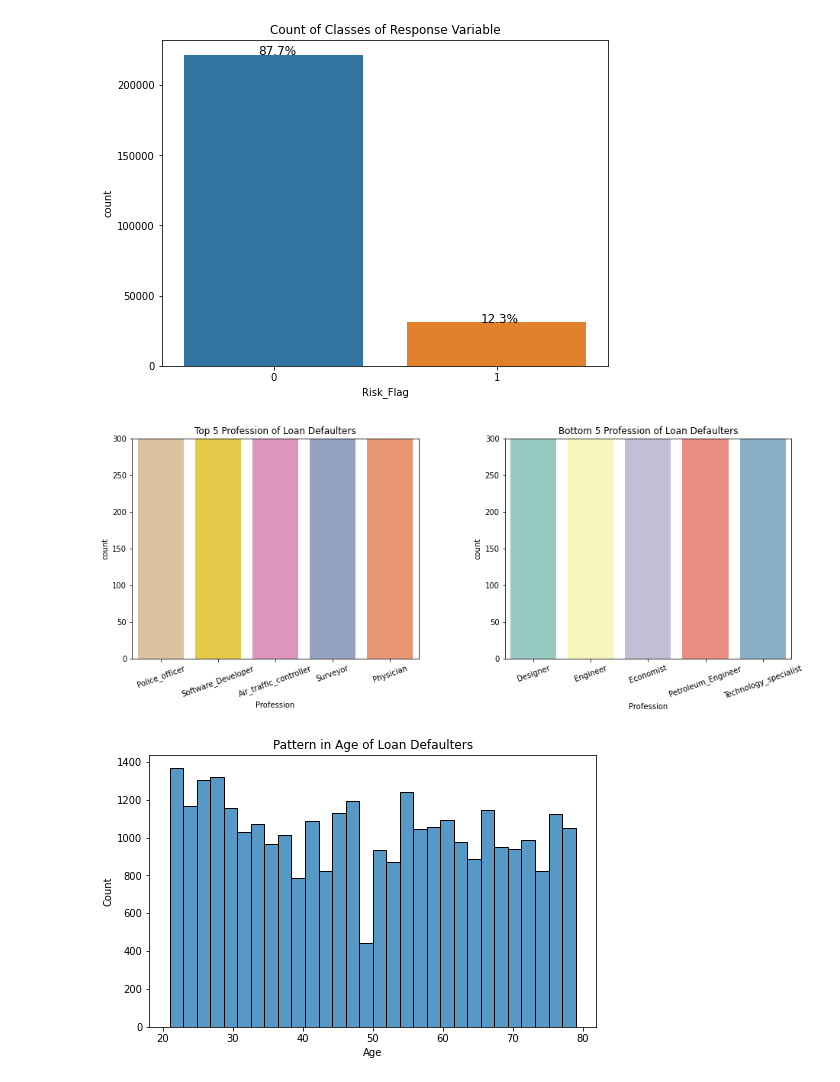
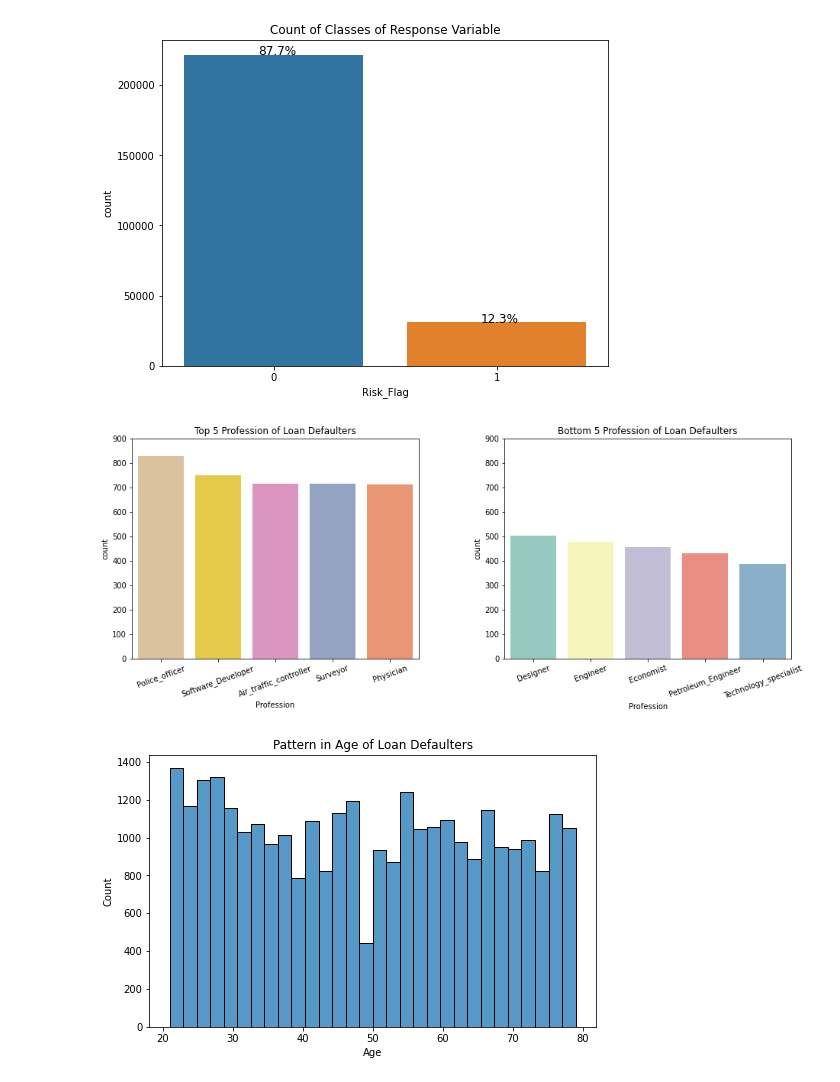
Before and after one commit to AmanCSE-1/Loan-Defaulter-Prediction-based-on-Customer-Behavior, a Jupyter notebook: main.ipynb, the cells around one changed output. Drawn from its saved outputs; the diff is of its cells as text; code cells hidden in the pictures.

```diff
--- a/main.ipynb
+++ b/main.ipynb
@@ -117,24 +117,24 @@ plt.show()
 # %%
 plt.subplots_adjust(left=0, right=2, bottom=0, top=1, wspace=0.3, hspace=0.1)
 
 plt.subplot(1,2,1)
 sns.countplot(data=df[df['Risk_Flag']==1], x='Profession', palette='Set2_r',
               order=pd.value_counts(df[df['Risk_Flag']==1]['Profession']).iloc[:5].index)
-plt.ylim([0,300])
+plt.ylim([0,900])
 plt.xticks(rotation=20)
 plt.title('Top 5 Profession of Loan Defaulters')
 
 
 plt.subplot(1,2,2)
 sns.countplot(data=df[df['Risk_Flag']==1], x='Profession', palette='Set3',
               order=pd.value_counts(df[df['Risk_Flag']==1]['Profession']).iloc[-5:].index)
-plt.ylim([0,300])
+plt.ylim([0,900])
 plt.xticks(rotation=20)
 plt.title('Bottom 5 Profession of Loan Defaulters')
 
 plt.show()
 # %% [output]
-[figure, old version]
+[figure, new version]
 # %%
 plt.figure(figsize=(8, 5))
 sns.histplot(data=df[df['Risk_Flag']==1], x='Age')
```
Also changed, not shown: parts of 1 cell of this notebook.
